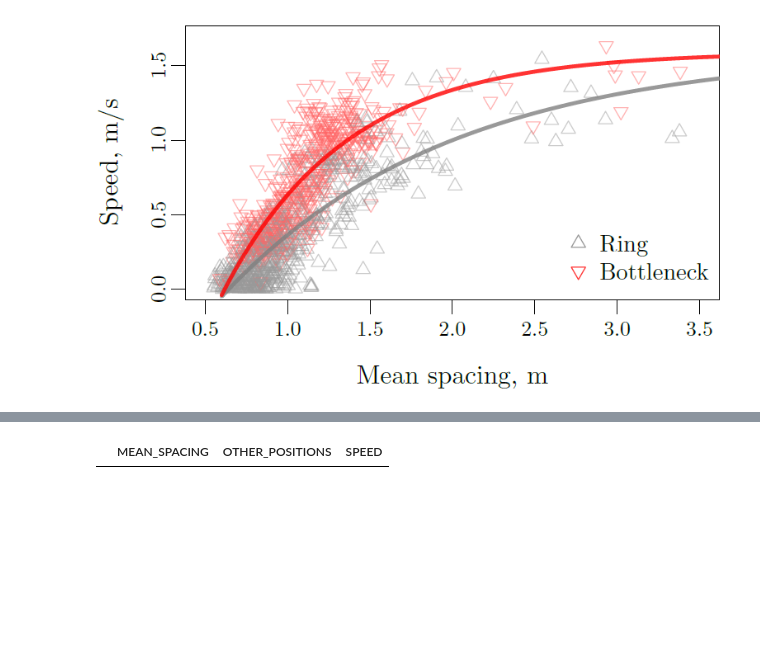
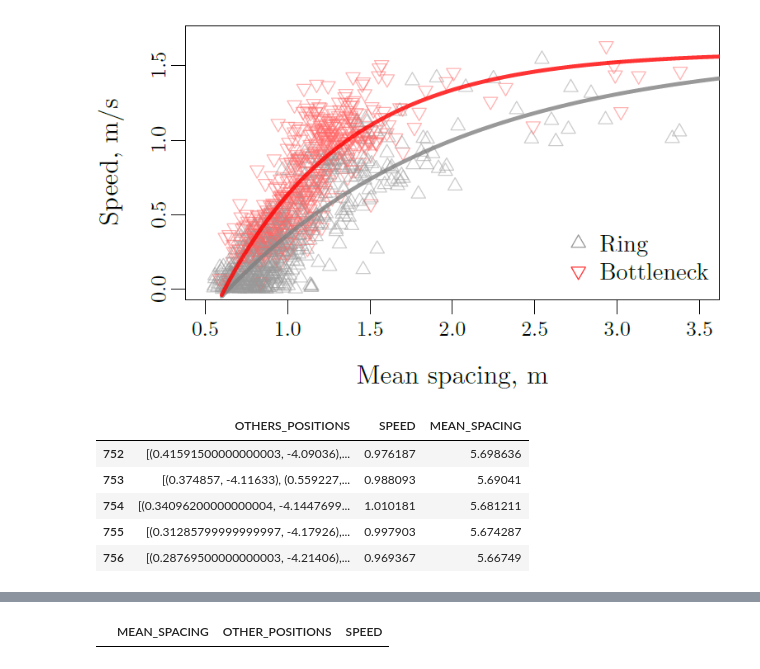
Before and after one commit to AlexPasqua/MLCMS-project, a Jupyter notebook: src/reproduce_FD.ipynb, the cells around one changed output, grey strips where cells are left out. Drawn from its saved outputs; the diff is of its cells as text; code cells hidden in the pictures; blank space fills up the shorter version.

```diff
--- a/src/reproduce_FD.ipynb
+++ b/src/reproduce_FD.ipynb
@@ -10,3 +10,14 @@ import matplotlib.pyplot as plt
 # %%
 def fd_exec(m_s, v0, T, l):
     return v0 * (1 - np.exp((l - m_s) / (v0 * T)))
+# %%
+path = "../data/dataset_corridor_30.pickle"
+dataset = pd.read_pickle(path)
+dataset.head()
+# %% [output]
+|  | OTHERS_POSITIONS | SPEED | MEAN_SPACING |
+| 752 | [(0.41591500000000003, -4.09036),... | 0.976187 | 5.698636 |
+| 753 | [(0.374857, -4.11633), (0.559227,... | 0.988093 | 5.69041 |
+| 754 | [(0.34096200000000004, -4.1447699... | 1.010181 | 5.681211 |
+| 755 | [(0.31285799999999997, -4.17926),... | 0.997903 | 5.674287 |
+| 756 | [(0.28769500000000003, -4.21406),... | 0.969367 | 5.66749 |
```
Also changed, not shown: parts of 2 cells of this notebook, 5 other files.
